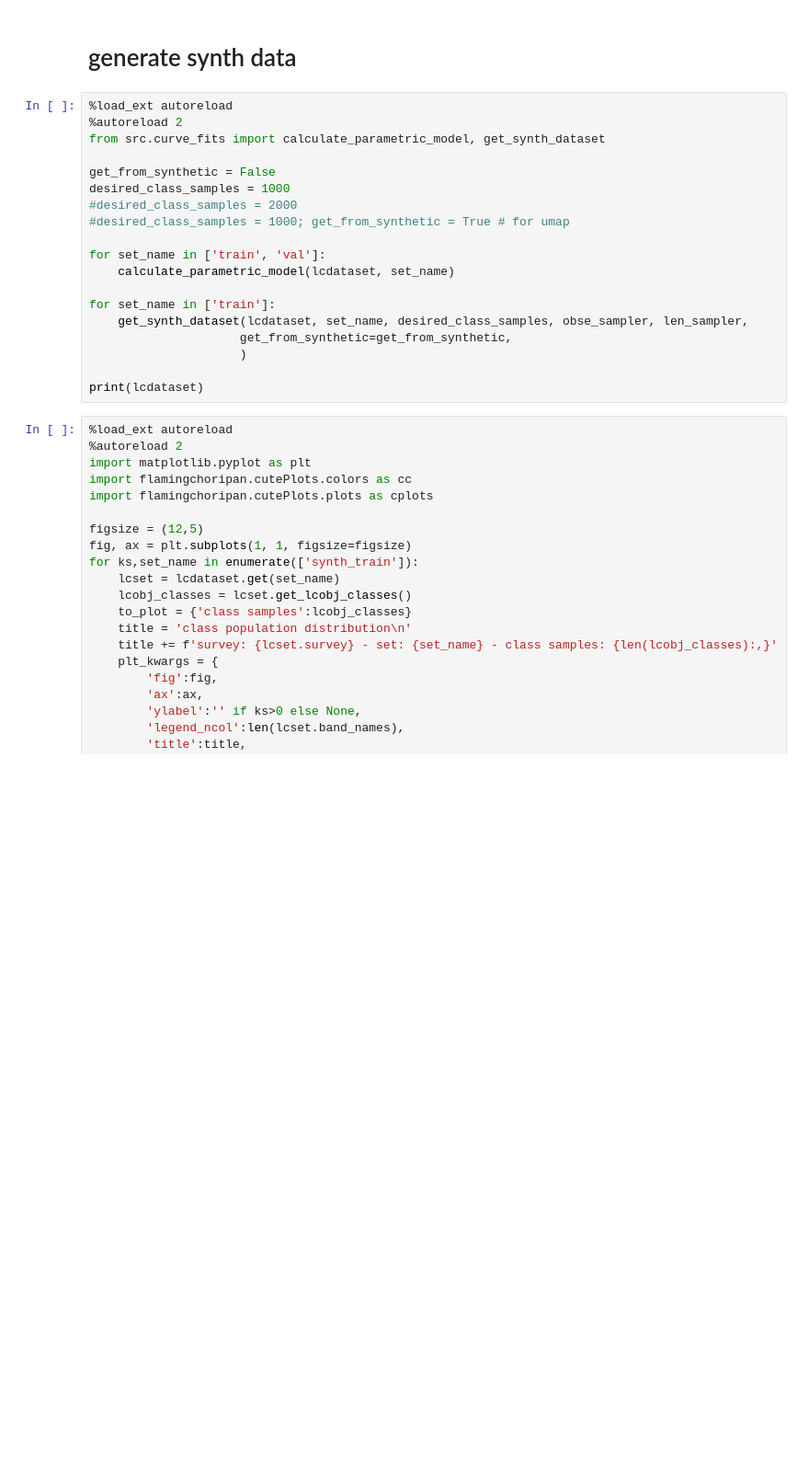
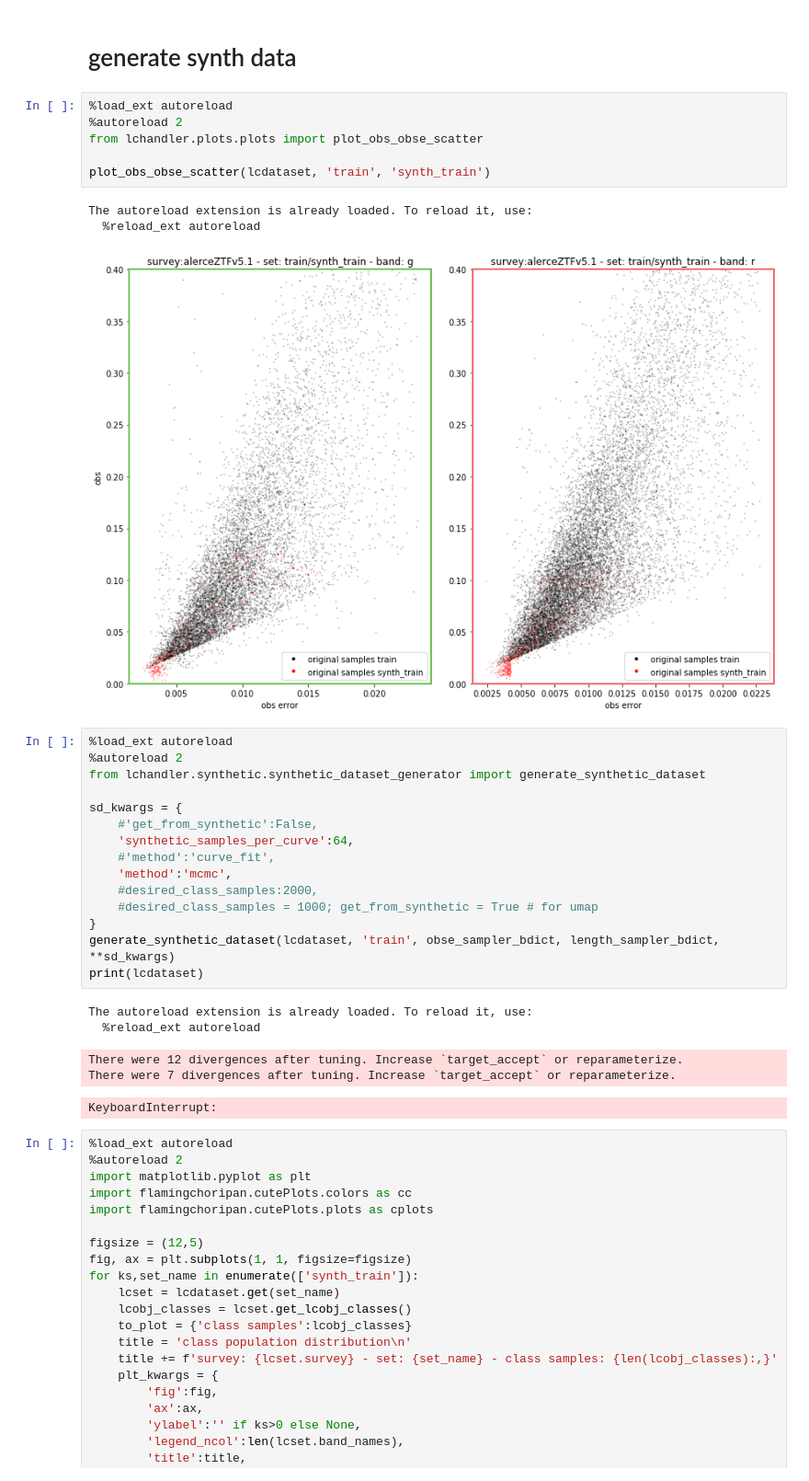
Before and after one commit to oscarpimentel/astro-lightcurves-handler, a Jupyter notebook: experiments/notebooks/create_parametric_model_dataset.ipynb, the cells around one changed output. Shown at 92% size. Saved outputs shown, nothing was run; the diff lists cells and outputs as text; blank space fills up the shorter version.

```diff
--- a/experiments/notebooks/create_parametric_model_dataset.ipynb
+++ b/experiments/notebooks/create_parametric_model_dataset.ipynb
@@ -132,24 +166,36 @@ AssertionError:
 # %% [markdown]
 # generate synth data
+# %%
+%load_ext autoreload
+%autoreload 2
+from lchandler.plots.plots import plot_obs_obse_scatter
+
+plot_obs_obse_scatter(lcdataset, 'train', 'synth_train')
+# %% [output]
+The autoreload extension is already loaded. To reload it, use:
+  %reload_ext autoreload
+[figure, added]
 # %%
 %load_ext autoreload
 %autoreload 2
-from src.curve_fits import calculate_parametric_model, get_synth_dataset
+from lchandler.synthetic.synthetic_dataset_generator import generate_synthetic_dataset
 
-get_from_synthetic = False
-desired_class_samples = 1000
-#desired_class_samples = 2000
-#desired_class_samples = 1000; get_from_synthetic = True # for umap
-
-for set_name in ['train', 'val']:
-    calculate_parametric_model(lcdataset, set_name)
-
-for set_name in ['train']:
-    get_synth_dataset(lcdataset, set_name, desired_class_samples, obse_sampler, len_sampler,
-                     get_from_synthetic=get_from_synthetic,
-                     )
-
+sd_kwargs = {
+    #'get_from_synthetic':False,
+    'synthetic_samples_per_curve':64,
+    #'method':'curve_fit',
+    'method':'mcmc',
+    #desired_class_samples:2000,
+    #desired_class_samples = 1000; get_from_synthetic = True # for umap
+}
+generate_synthetic_dataset(lcdataset, 'train', obse_sampler_bdict, length_sampler_bdict, **sd_kwargs)
 print(lcdataset)
+# %% [output]
+The autoreload extension is already loaded. To reload it, use:
+  %reload_ext autoreload
+There were 12 divergences after tuning. Increase `target_accept` or reparameterize.
+There were 7 divergences after tuning. Increase `target_accept` or reparameterize.
+KeyboardInterrupt:
 # %%
 %load_ext autoreload
 %autoreload 2
```
Also changed, not shown: parts of 7 cells of this notebook, 10 other files.
